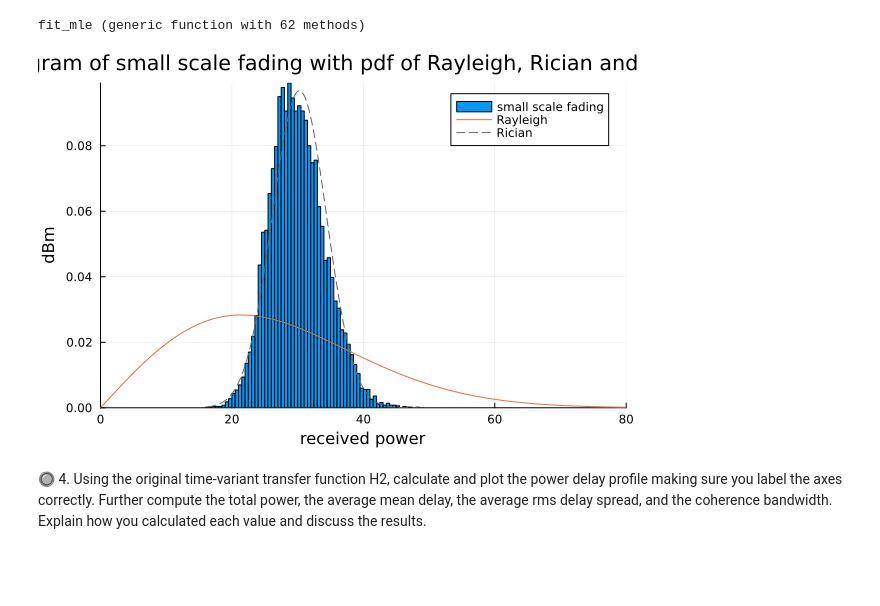
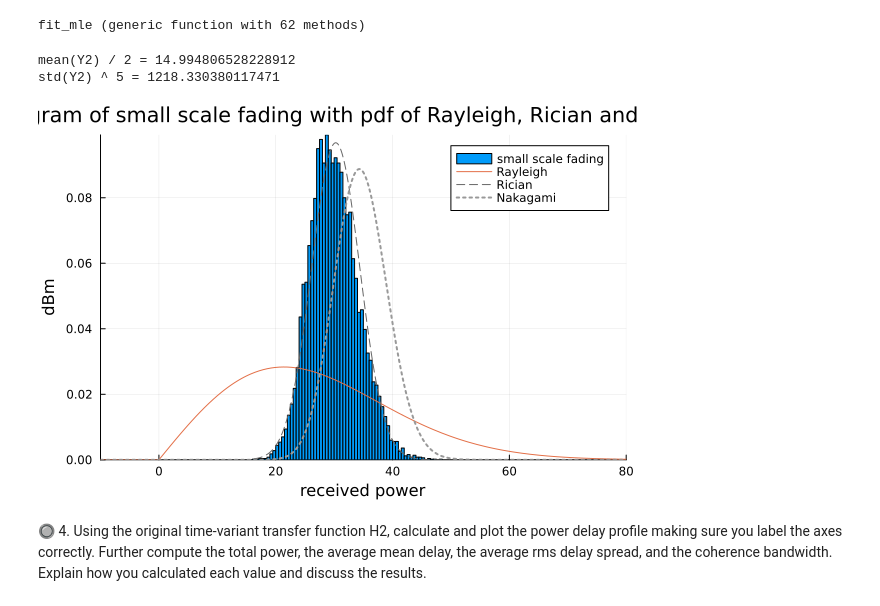
Before and after one commit to setrar/RADIO, a Jupyter notebook: Assignements/2/REPORT.ipynb, the cells around one changed output. Drawn from its saved outputs; the diff is of its cells as text; code cells hidden in the pictures; blank space fills up the shorter version.

```diff
--- a/Assignements/2/REPORT.ipynb
+++ b/Assignements/2/REPORT.ipynb
@@ -102,54 +102,50 @@ using SpecialFunctions  # Add this to access the gamma function
 # %%
 # Generate the Y2 data
 Y2 = 𝖥 .- 𝑷ᵣₓ .+ 30
 Y2 = reshape(Y2, :)
 
 # Plot the histogram
 histogram(Y2, bins=100, normalize=true, label="small scale fading", xlabel="received power", ylabel="dBm", title="histogram of small scale fading with pdf of Rayleigh, Rician and Nakagami")
 
 plot!(
-    xlims = (0,80)
+    xlims = (-10,80)
 )
 
 # Fit Rayleigh distribution
 rayleigh_dist = fit(Rayleigh, Y2)
 rayleigh_pdf = x -> pdf(rayleigh_dist, x)
 plot!(rayleigh_pdf
     , label="Rayleigh"
 )
 
 # Fit Rician distribution (manual fitting)
-# Julia does not have a built-in Rician distribution, so we simulate it
-μ_rician = mean(Y2)
-σ_rician = std(Y2)
-rician_dist = Rician(μ_rician, σ_rician)
+μᵣᵢ₍ᵢₐₙ = mean(Y2)
+σᵣᵢ₍ᵢₐₙ = std(Y2)
+rician_dist = Rician(μᵣᵢ₍ᵢₐₙ, σᵣᵢ₍ᵢₐₙ)
 rician_pdf = x -> pdf(rician_dist, x)
 plot!(rician_pdf
     , minimum(Y2):0.1:maximum(Y2)
     , label="Rician"
     , color=RGB(0.4, 0.4, 0.4)
     , linestyle=:dash
 )
 
-# TODO Fix the Nakagami
-
 # Fit Nakagami distribution
-# μ = 1  # Shape parameter
-# ω = 2  # Spread parameter
-
-# Fit and plot Nakagami distribution
-# nakagami_fit = fit(Nakagami(μ, ω), Y2)
-
-# nakagami_dist = fit(Nakagami, Y2)
-# nakagami_pdf = x -> pdf(nakagami_dist, x)
-# plot!(nakagami_pdf
-    # , minimum(Y2):0.1:maximum(Y2)
-    # , label="Nakagami"
-    # , color=RGB(0.6, 0.6, 0.6)
-    # , linestyle=:dot
-# )
+# Julia does not have a built-in Nakagami distribution, so we simulate it
+μₙₐₖₐᵧₐₘᵢ = mean(Y2)/2; @show mean(Y2)/2; # Shape parameter
+ωₙₐₖₐᵧₐₘᵢ = std(Y2)^5; @show std(Y2)^5; # Spread parameter
+nakagami_dist = Nakagami(μₙₐₖₐᵧₐₘᵢ, ωₙₐₖₐᵧₐₘᵢ)
+nakagami_pdf = x -> pdf(nakagami_dist, x)
+plot!(nakagami_pdf
+    # , -minimum(Y2)/2:0.1:maximum(Y2)
+    , label="Nakagami"
+    , color=RGB(0.6, 0.6, 0.6)
+    , linestyle=:dot, linewidth=2.0
+)
 # %% [output]
+mean(Y2) / 2 = 14.994806528228912
+std(Y2) ^ 5 = 1218.330380117471
-[figure, old version]
+[figure, new version]
 # %% [markdown]
 &#x1F518; 4. Using the original time-variant transfer function H2, calculate and plot the power delay profile making sure you label the axes correctly. Further compute the total power, the average mean delay, the average rms delay spread, and the coherence bandwidth. Explain how you calculated each value and discuss the results.
 # %% [markdown]
```
